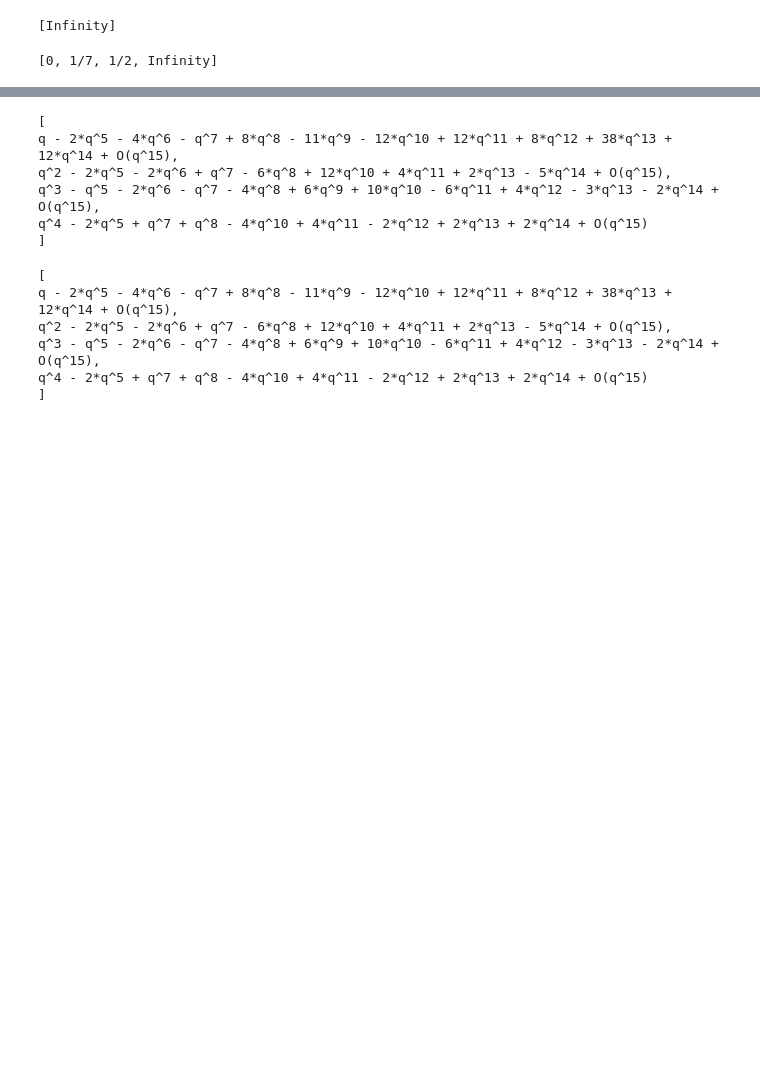
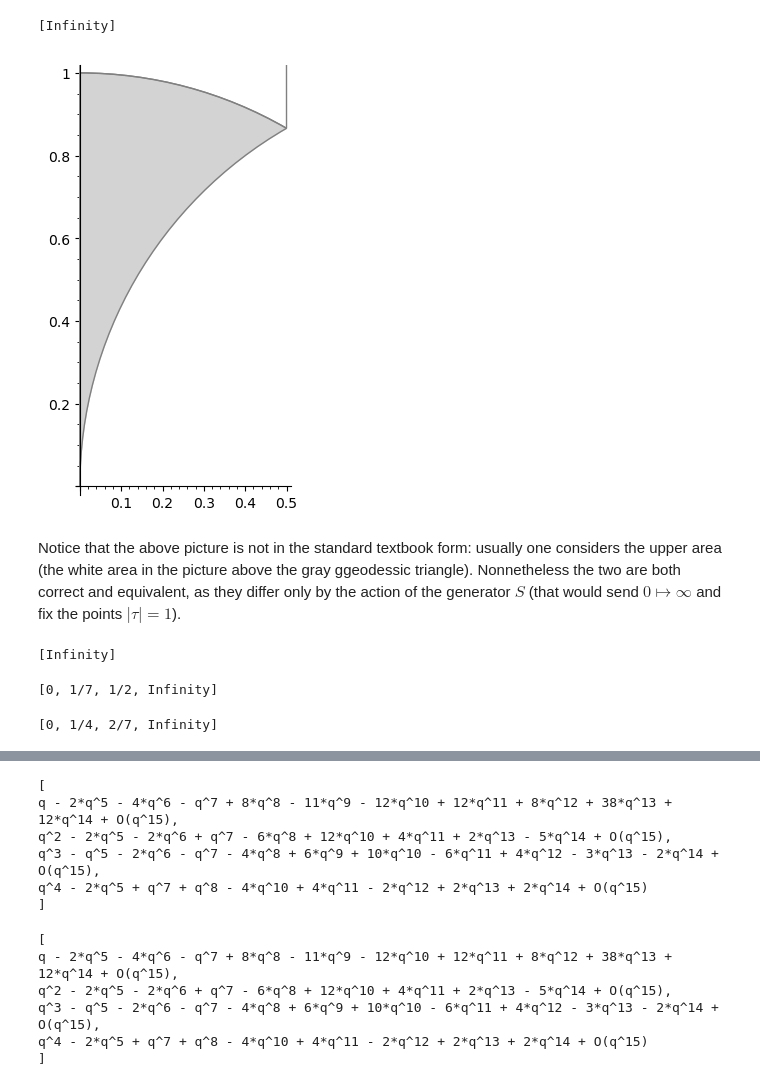
Before and after one commit to matteocao/modular-forms, a Jupyter notebook: modular_forms_MC.ipynb, the cells around one changed output, grey strips where cells are left out. Drawn from its saved outputs; the diff is of its cells as text; code cells hidden in the pictures; blank space fills up the shorter version.

```diff
--- a/modular_forms_MC.ipynb
+++ b/modular_forms_MC.ipynb
@@ -143,4 +157,16 @@ A fourier expansion is an expansion of the form $\sum_i^\infty a_i q^i$.
 SL2Z.cusps()  # cusp points: indeed the fundamental domain does not intersect x=0
 # %% [output]
 [Infinity]
+# %%
+# let's check the fundamental domain
+fs = FareySymbol(SL2Z)
+fs.fundamental_domain()
+# %% [output]
+[figure, added]
+# %% [markdown]
+Notice that the above picture is not in the standard textbook form: usually one considers the upper area (the white area in the picture above the gray ggeodessic triangle). Nonnetheless the two are both correct and equivalent, as they differ only by the action of the generator $S$ (that would send $0 \mapsto \infty$ and fix the points $|\tau|=1$).
+# %%
+fs.cusps()
+# %% [output]
+[Infinity]
 # %%
@@ -148,2 +174,8 @@ Gamma0(14).cusps()  # the cusps
 # %% [output]
 [0, 1/7, 1/2, Infinity]
+# %%
+# change in convention for the cuss
+fs = FareySymbol(G0_14)
+fs.cusps()
+# %% [output]
+[0, 1/4, 2/7, Infinity]
```
Also changed, not shown: parts of 65 cells of this notebook.
